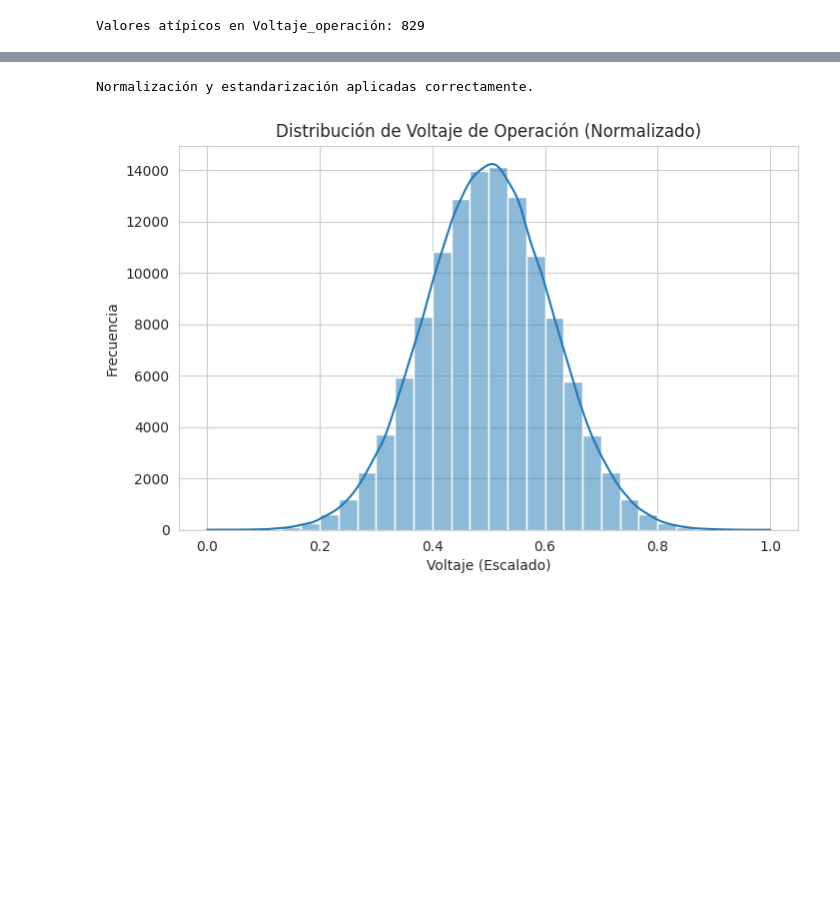
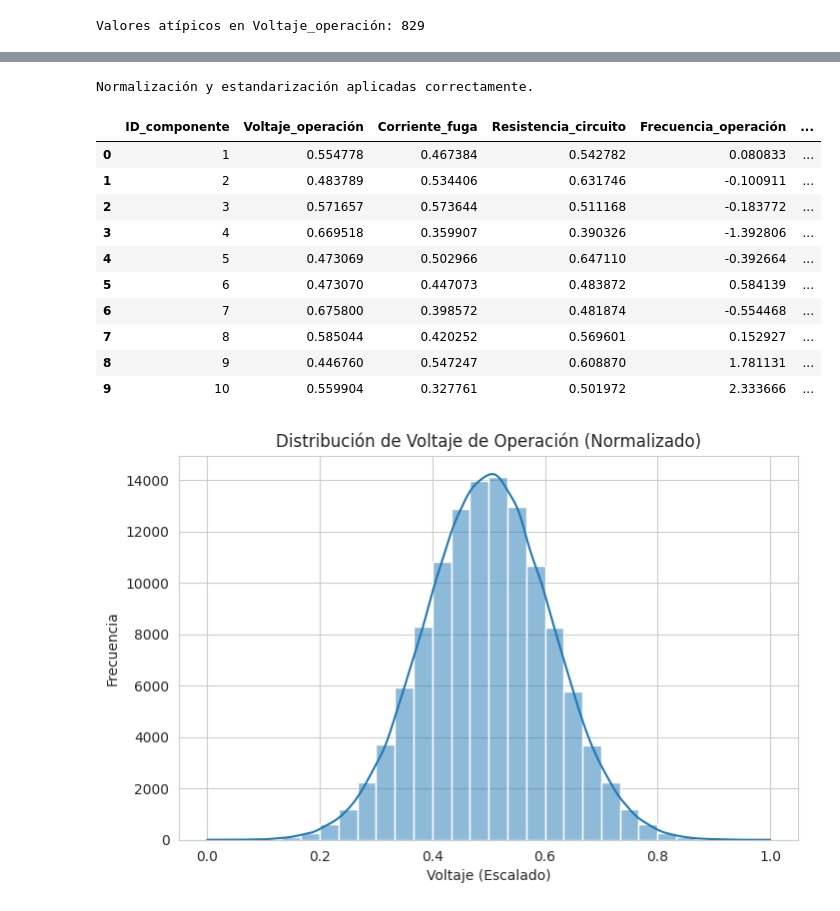
Before and after one commit to dtoralg/IE_Calidad_ML, a Jupyter notebook: Ejercicios/Modulo 2/Modulo_2_Ejercicio_2_Limpieza_Preprocesamiento_Resuelto.ipynb, the cells around one changed output, grey strips where cells are left out. Cells and saved outputs as stored; diff of their text form; code cells hidden in the pictures; blank space fills up the shorter version.

```diff
--- a/Ejercicios/Modulo 2/Modulo_2_Ejercicio_2_Limpieza_Preprocesamiento_Resuelto.ipynb
+++ b/Ejercicios/Modulo 2/Modulo_2_Ejercicio_2_Limpieza_Preprocesamiento_Resuelto.ipynb
@@ -117,7 +117,7 @@ print("Valores nulos por columna antes de la imputación:")
 print(df.isnull().sum())
 
 # Aplicación de técnicas de imputación
-df["Horas_operación"].fillna(df["Horas_operación"].median(), inplace=True)
+df["Horas_operación"] = df["Horas_operación"].fillna(df["Horas_operación"].median())
 
 print("Valores nulos imputados correctamente.")
 # %% [output]
@@ -144,22 +138,35 @@ For example, when doing 'df[col].method(value, inplace=True)', try using 'df.met
 # %%
 
 # Celda 6: Normalización y estandarización de datos
 
 from sklearn.preprocessing import MinMaxScaler, StandardScaler
 
 # Aplicar MinMaxScaler a variables numéricas
 scaler = MinMaxScaler()
 df[["Voltaje_operación", "Corriente_fuga", "Resistencia_circuito"]] = scaler.fit_transform(
     df[["Voltaje_operación", "Corriente_fuga", "Resistencia_circuito"]])
 
 # Aplicar StandardScaler a variables numéricas
 std_scaler = StandardScaler()
 df[["Frecuencia_operación", "Temperatura_prueba", "Horas_operación"]] = std_scaler.fit_transform(
     df[["Frecuencia_operación", "Temperatura_prueba", "Horas_operación"]])
 
 print("Normalización y estandarización aplicadas correctamente.")
+
+df.head(10)
 # %% [output]
 Normalización y estandarización aplicadas correctamente.
+|  | ID_componente | Voltaje_operación | Corriente_fuga | Resistencia_circuito | Frecuencia_operación | ... |
+| 0 | 1 | 0.554778 | 0.467384 | 0.542782 | 0.080833 | ... |
+| 1 | 2 | 0.483789 | 0.534406 | 0.631746 | -0.100911 | ... |
+| 2 | 3 | 0.571657 | 0.573644 | 0.511168 | -0.183772 | ... |
+| 3 | 4 | 0.669518 | 0.359907 | 0.390326 | -1.392806 | ... |
+| 4 | 5 | 0.473069 | 0.502966 | 0.647110 | -0.392664 | ... |
+| 5 | 6 | 0.473070 | 0.447073 | 0.483872 | 0.584139 | ... |
+| 6 | 7 | 0.675800 | 0.398572 | 0.481874 | -0.554468 | ... |
+| 7 | 8 | 0.585044 | 0.420252 | 0.569601 | 0.152927 | ... |
+| 8 | 9 | 0.446760 | 0.547247 | 0.608870 | 1.781131 | ... |
+| 9 | 10 | 0.559904 | 0.327761 | 0.501972 | 2.333666 | ... |
 # %%
 
 # Celda 7: Visualización de la distribución de los datos
```
Also changed, not shown: parts of 1 cell of this notebook.
